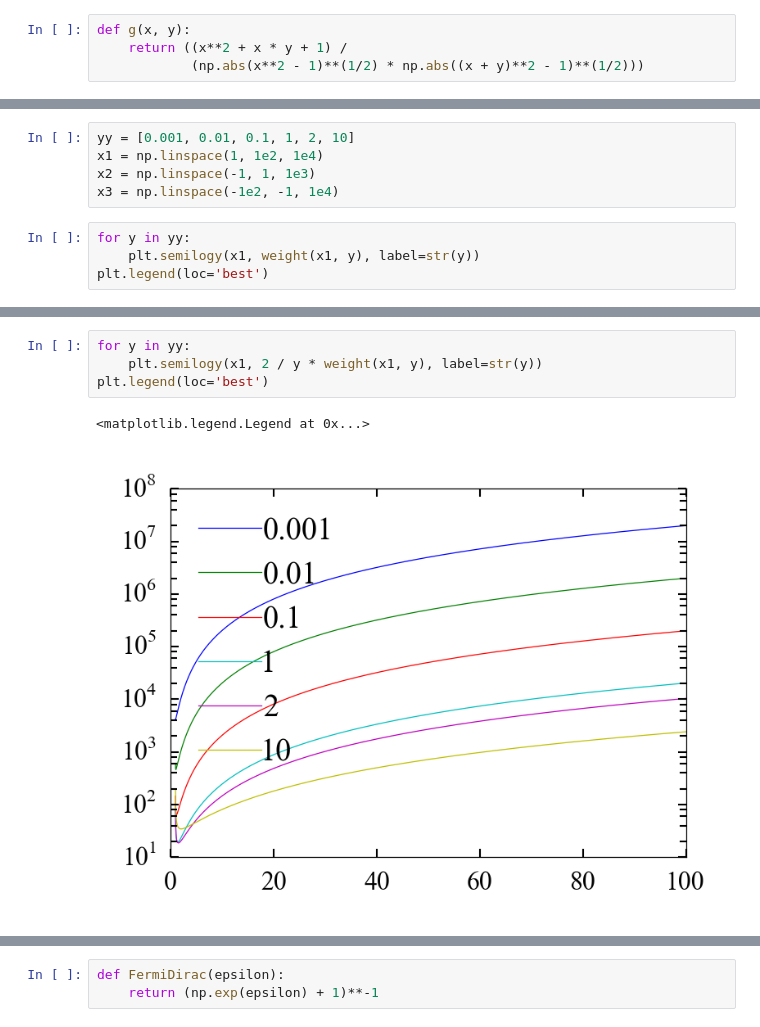
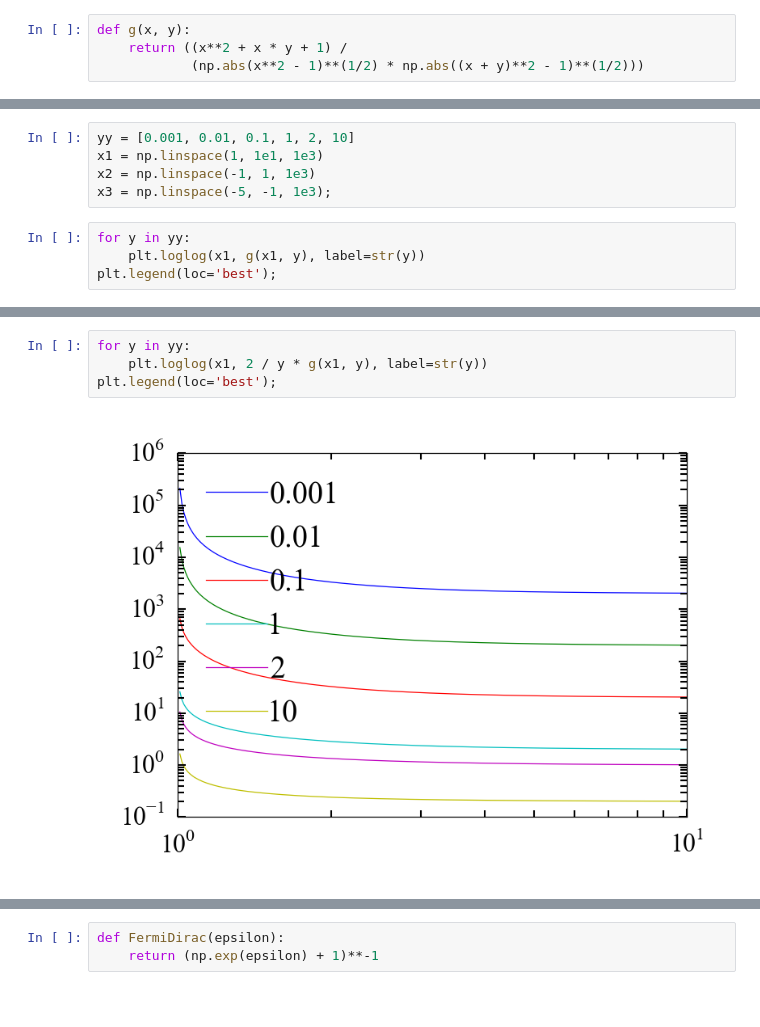
Before and after one commit to danielflanigan/ColumbiaCMB-notebooks, a Jupyter notebook: solid_state/2014-11-12_Mattis-Bardeen_integrals.ipynb, the cells around one changed output, grey strips where cells are left out. Drawn from its saved outputs; the diff is of its cells as text; blank space fills up the shorter version.

```diff
--- a/solid_state/2014-11-12_Mattis-Bardeen_integrals.ipynb
+++ b/solid_state/2014-11-12_Mattis-Bardeen_integrals.ipynb
@@ -89,10 +89,10 @@ def weight(x, y):
 # %%
 yy = [0.001, 0.01, 0.1, 1, 2, 10]
-x1 = np.linspace(1, 1e2, 1e4)
+x1 = np.linspace(1, 1e1, 1e3)
 x2 = np.linspace(-1, 1, 1e3)
-x3 = np.linspace(-1e2, -1, 1e4)
+x3 = np.linspace(-5, -1, 1e3);
 # %%
 for y in yy:
-    plt.semilogy(x1, weight(x1, y), label=str(y))
-plt.legend(loc='best')
+    plt.loglog(x1, g(x1, y), label=str(y))
+plt.legend(loc='best');
 # %% [output]
@@ -101,9 +100,8 @@ plt.legend(loc='best')
 # %%
 for y in yy:
-    plt.semilogy(x1, 2 / y * weight(x1, y), label=str(y))
-plt.legend(loc='best')
+    plt.loglog(x1, 2 / y * g(x1, y), label=str(y))
+plt.legend(loc='best');
 # %% [output]
-<matplotlib.legend.Legend at 0x...>
-[figure, old version]
+[figure, new version]
 # %%
 for y in yy:
```
Also changed, not shown: parts of 10 cells of this notebook, 1 other file.
